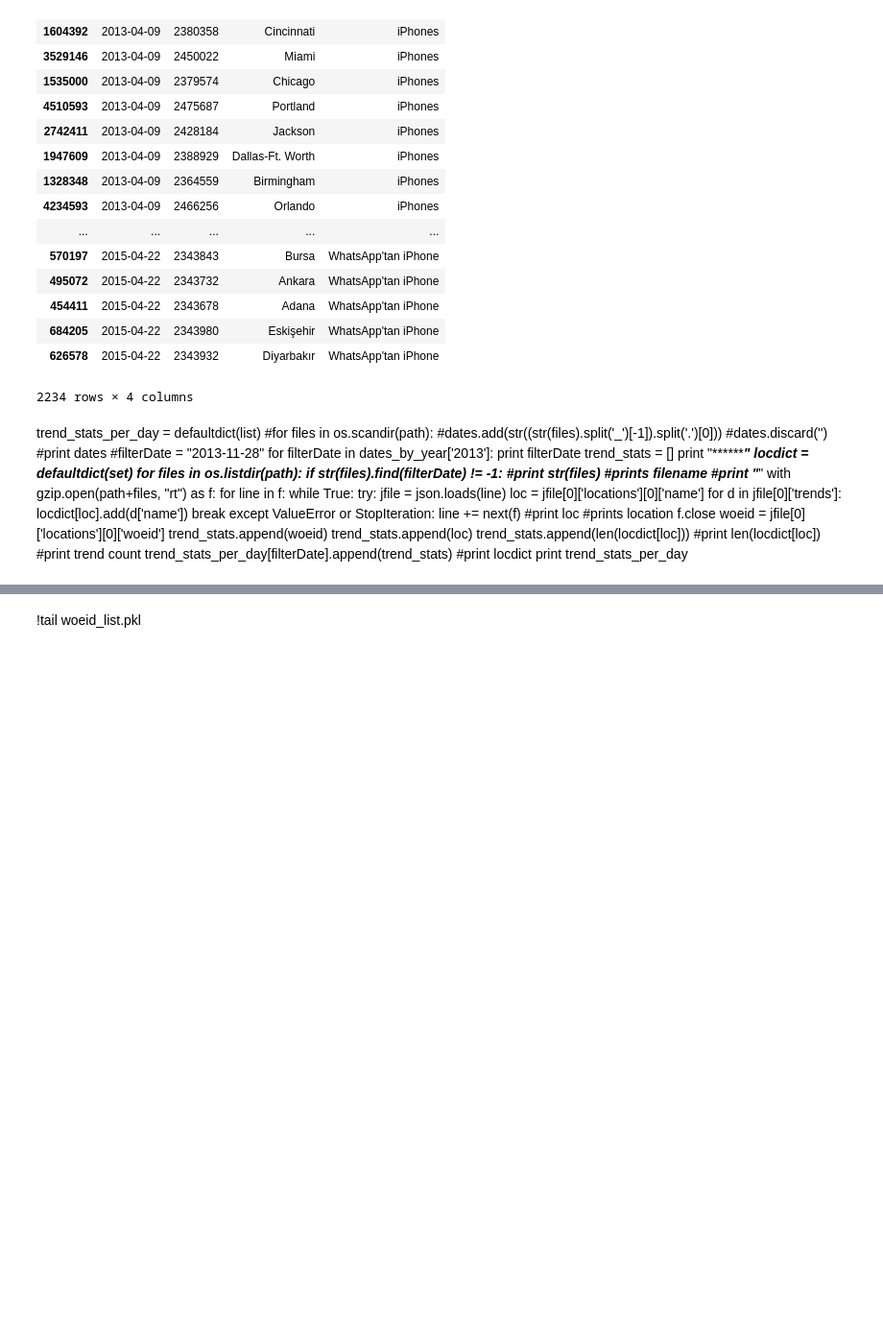
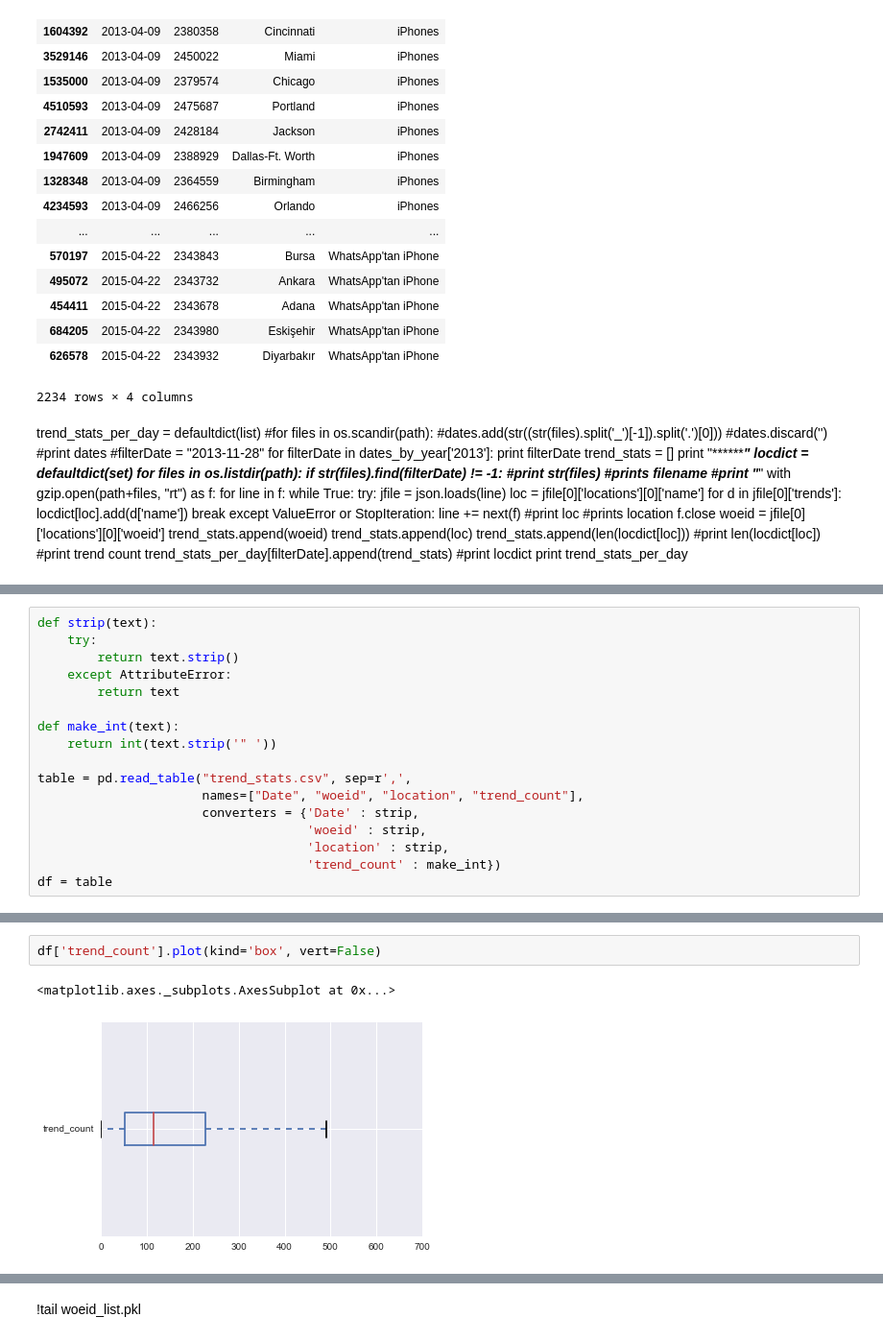
Before and after one commit to vijayhareesh/twitter-trend-connectivity, a Jupyter notebook: midterm.ipynb, the cells around one changed output, grey strips where cells are left out. Shown at 96% size. Saved outputs shown, nothing was run; the diff lists cells and outputs as text; blank space fills up the shorter version.

```diff
--- a/midterm.ipynb
+++ b/midterm.ipynb
@@ -323,0 +321,17 @@ Name: values, dtype: object
+# %%
+def strip(text):
+    try:
+        return text.strip()
+    except AttributeError:
+        return text
+
+def make_int(text):
+    return int(text.strip('" '))
+
+table = pd.read_table("trend_stats.csv", sep=r',',
+                      names=["Date", "woeid", "location", "trend_count"],
+                      converters = {'Date' : strip,
+                                    'woeid' : strip,
+                                    'location' : strip,
+                                    'trend_count' : make_int})
+df = table
@@ -323,0 +348,5 @@ Name: values, dtype: object
+# %%
+df['trend_count'].plot(kind='box', vert=False)
+# %% [output]
+<matplotlib.axes._subplots.AxesSubplot at 0x...>
+[figure, added]
```
Also changed, not shown: parts of 19 cells of this notebook, 5 other files.
